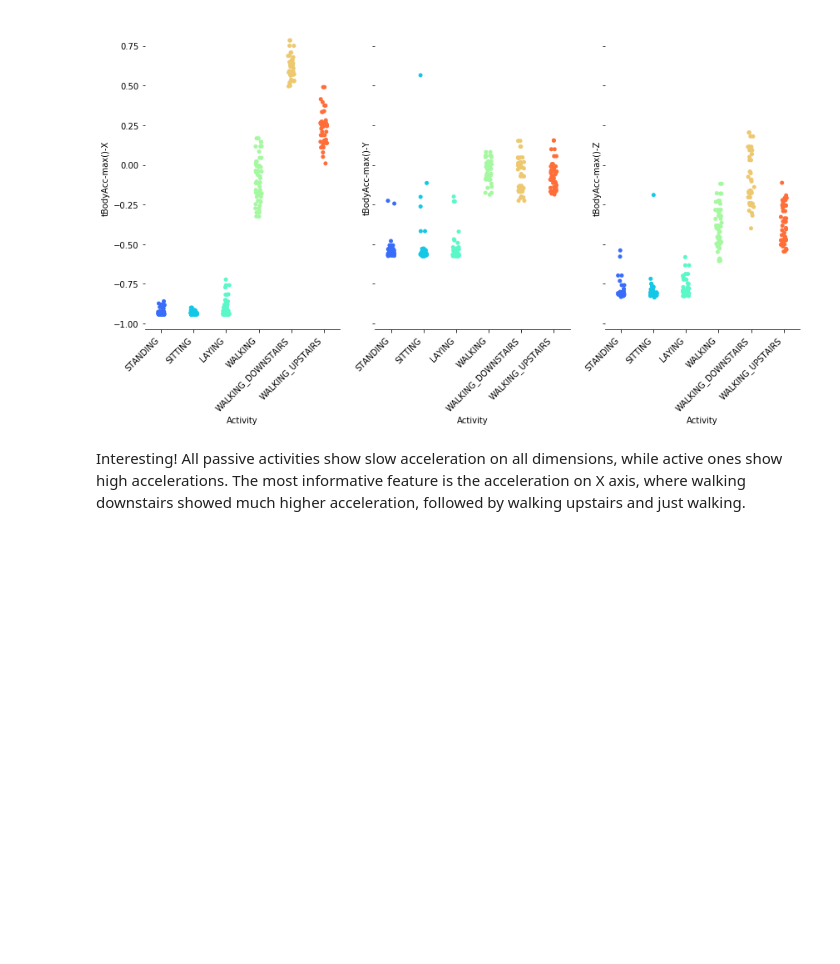
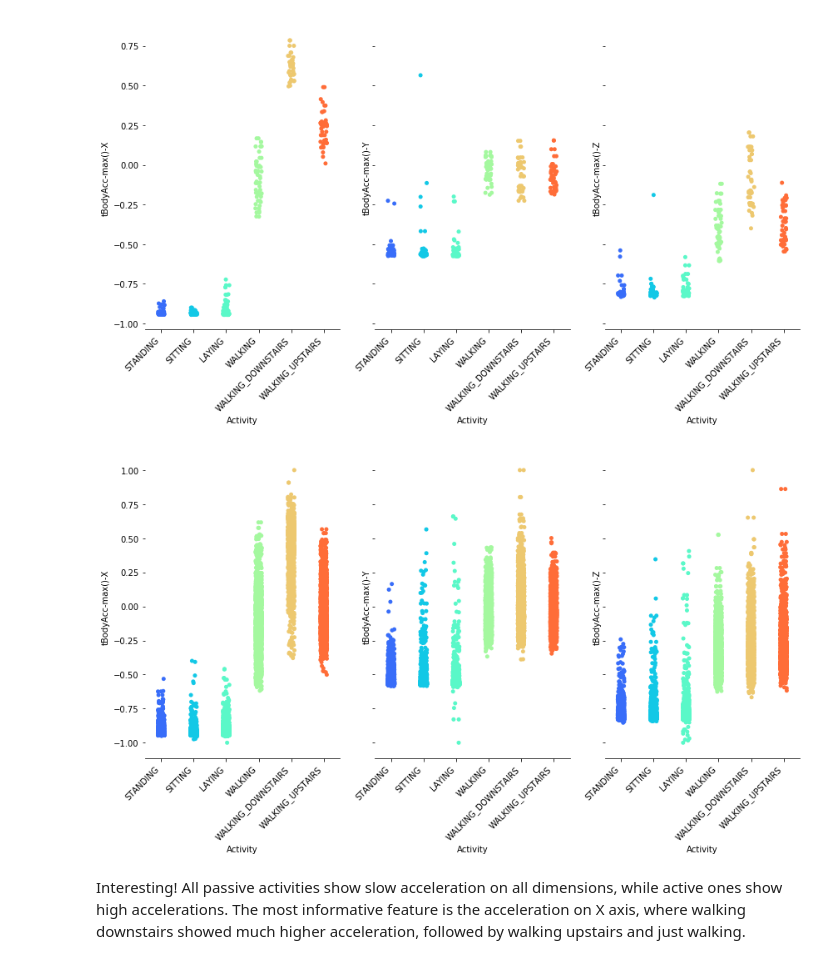
Before and after one commit to mattxushuai/Thinkful-DS, a Jupyter notebook: Supervised Learning Capstone Matt Xu.ipynb, the cells around one changed output. Cells and saved outputs as stored; diff of their text form; code cells hidden in the pictures; blank space fills up the shorter version.

```diff
--- a/Supervised Learning Capstone Matt Xu.ipynb
+++ b/Supervised Learning Capstone Matt Xu.ipynb
@@ -241,6 +259,19 @@ plt.tight_layout()
 plt.show()
 # %% [output]
 [figure]
+# %%
+fig, axes = plt.subplots(1,3, sharey=True, figsize=(12,7))
+sns.despine(left=True)
+sns.stripplot(x='Activity', y='tBodyAcc-max()-X', data=both_df, jitter=True, ax=axes[0], palette='rainbow')
+axes[0].set_xticklabels(axes[0].get_xticklabels(), rotation=45, ha="right")
+sns.stripplot(x='Activity', y='tBodyAcc-max()-Y', data=both_df, jitter=True, ax=axes[1], palette='rainbow')
+axes[1].set_xticklabels(axes[1].get_xticklabels(), rotation=45, ha="right")
+sns.stripplot(x='Activity', y='tBodyAcc-max()-Z', data=both_df, jitter=True, ax=axes[2], palette='rainbow')
+axes[2].set_xticklabels(axes[2].get_xticklabels(), rotation=45, ha="right")
+plt.tight_layout()
+plt.show()
+# %% [output]
+[figure, added]
 # %% [markdown]
 Interesting! All passive activities show slow acceleration on all dimensions, while active ones show high accelerations. The most informative feature is the acceleration on X axis, where walking downstairs showed much higher acceleration, followed by walking upstairs and just walking.
 # %% [markdown]
```
Also changed, not shown: parts of 2 cells of this notebook.
